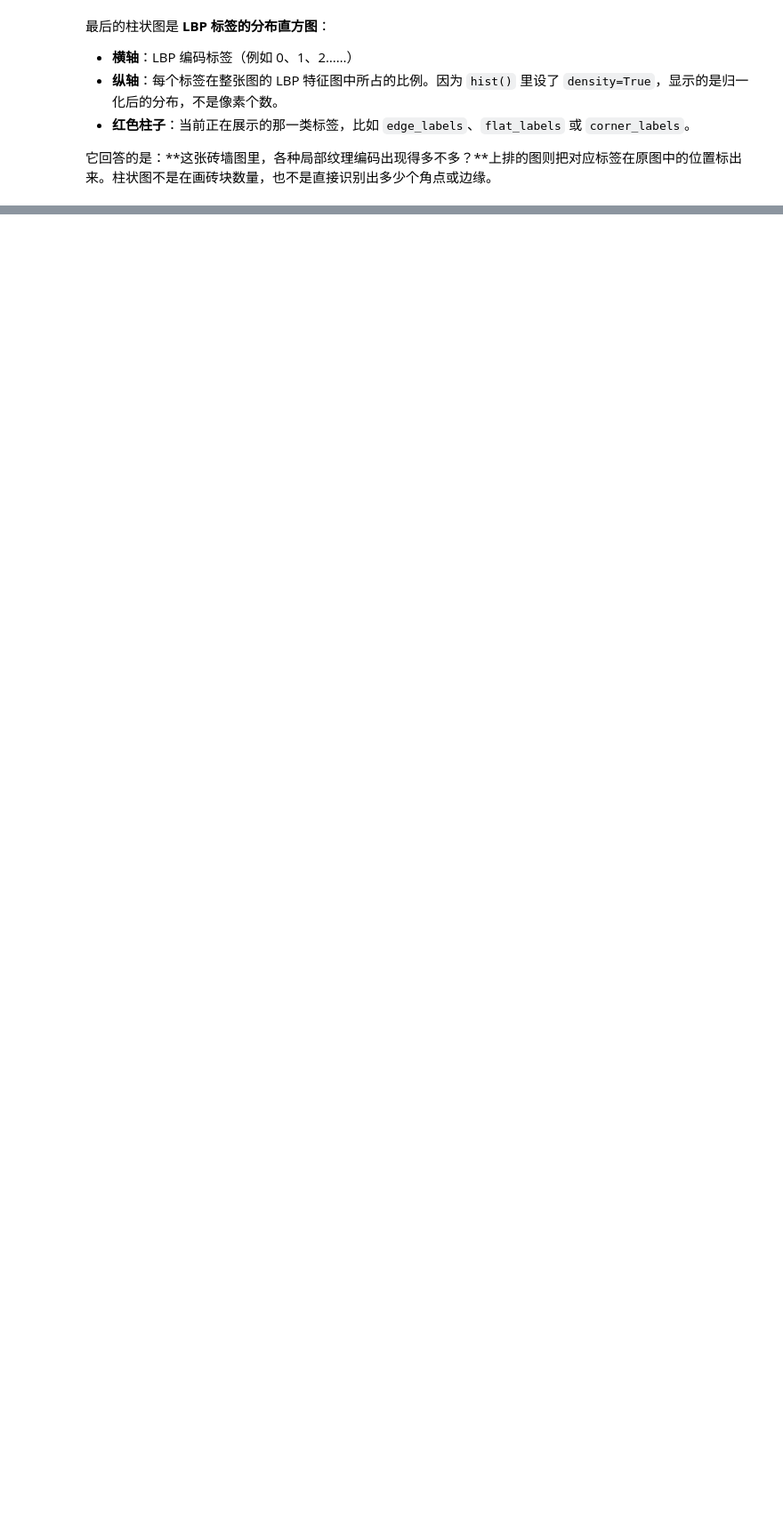
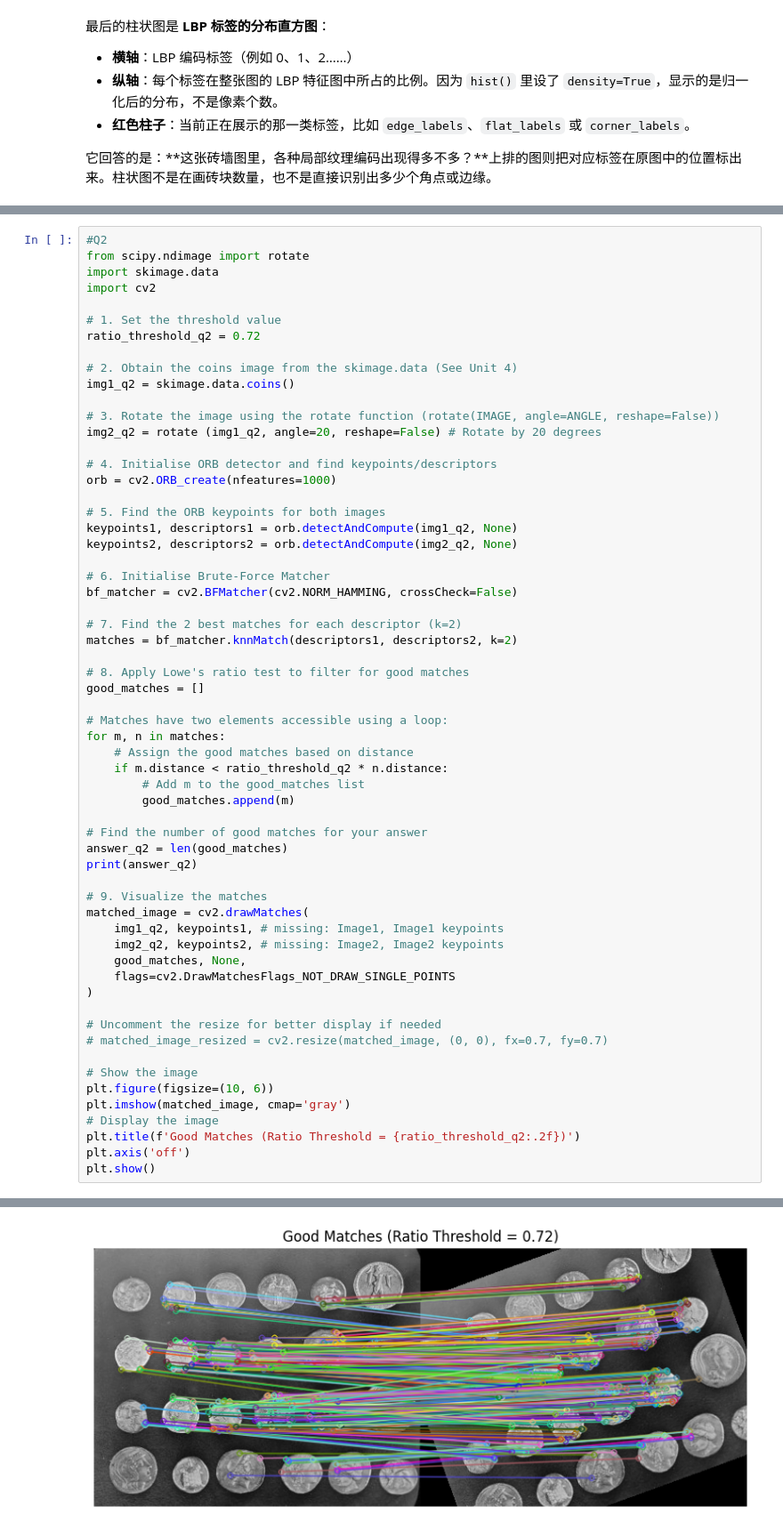
Before and after one commit to Endoefa/ovo, a Jupyter notebook: Tutorial_6.ipynb, the cells around one changed output, grey strips where cells are left out. Shown at 89% size. Cells and saved outputs as stored; diff of their text form; blank space fills up the shorter version.

```diff
--- a/Tutorial_6.ipynb
+++ b/Tutorial_6.ipynb
@@ -160,0 +193,61 @@ for ax in ax_img:
+# %%
+#Q2
+from scipy.ndimage import rotate
+import skimage.data
+import cv2
+
+# 1. Set the threshold value
+ratio_threshold_q2 = 0.72
+
+# 2. Obtain the coins image from the skimage.data (See Unit 4)
+img1_q2 = skimage.data.coins()
+
+# 3. Rotate the image using the rotate function (rotate(IMAGE, angle=ANGLE, reshape=False))
+img2_q2 = rotate (img1_q2, angle=20, reshape=False) # Rotate by 20 degrees
+
+# 4. Initialise ORB detector and find keypoints/descriptors
+orb = cv2.ORB_create(nfeatures=1000)
+
+# 5. Find the ORB keypoints for both images
+keypoints1, descriptors1 = orb.detectAndCompute(img1_q2, None)
+keypoints2, descriptors2 = orb.detectAndCompute(img2_q2, None)
+
+# 6. Initialise Brute-Force Matcher
+bf_matcher = cv2.BFMatcher(cv2.NORM_HAMMING, crossCheck=False)
+
+# 7. Find the 2 best matches for each descriptor (k=2)
+matches = bf_matcher.knnMatch(descriptors1, descriptors2, k=2)
+
+# 8. Apply Lowe's ratio test to filter for good matches
+good_matches = []
+
+# Matches have two elements accessible using a loop:
+for m, n in matches:
+    # Assign the good matches based on distance
+    if m.distance < ratio_threshold_q2 * n.distance:
+        # Add m to the good_matches list
+        good_matches.append(m)
+
+# Find the number of good matches for your answer
+answer_q2 = len(good_matches)
+print(answer_q2)
+
+# 9. Visualize the matches
+matched_image = cv2.drawMatches(
+    img1_q2, keypoints1, # missing: Image1, Image1 keypoints
+    img2_q2, keypoints2, # missing: Image2, Image2 keypoints
+    good_matches, None,
+    flags=cv2.DrawMatchesFlags_NOT_DRAW_SINGLE_POINTS
+)
+
+# Uncomment the resize for better display if needed
+# matched_image_resized = cv2.resize(matched_image, (0, 0), fx=0.7, fy=0.7)
+
+# Show the image
+plt.figure(figsize=(10, 6))
+plt.imshow(matched_image, cmap='gray')
+# Display the image
+plt.title(f'Good Matches (Ratio Threshold = {ratio_threshold_q2:.2f})')
+plt.axis('off')
+plt.show()
+# %% [output]
@@ -160,0 +255 @@ for ax in ax_img:
+[figure, added]
```
Also changed, not shown: parts of 3 cells of this notebook.
